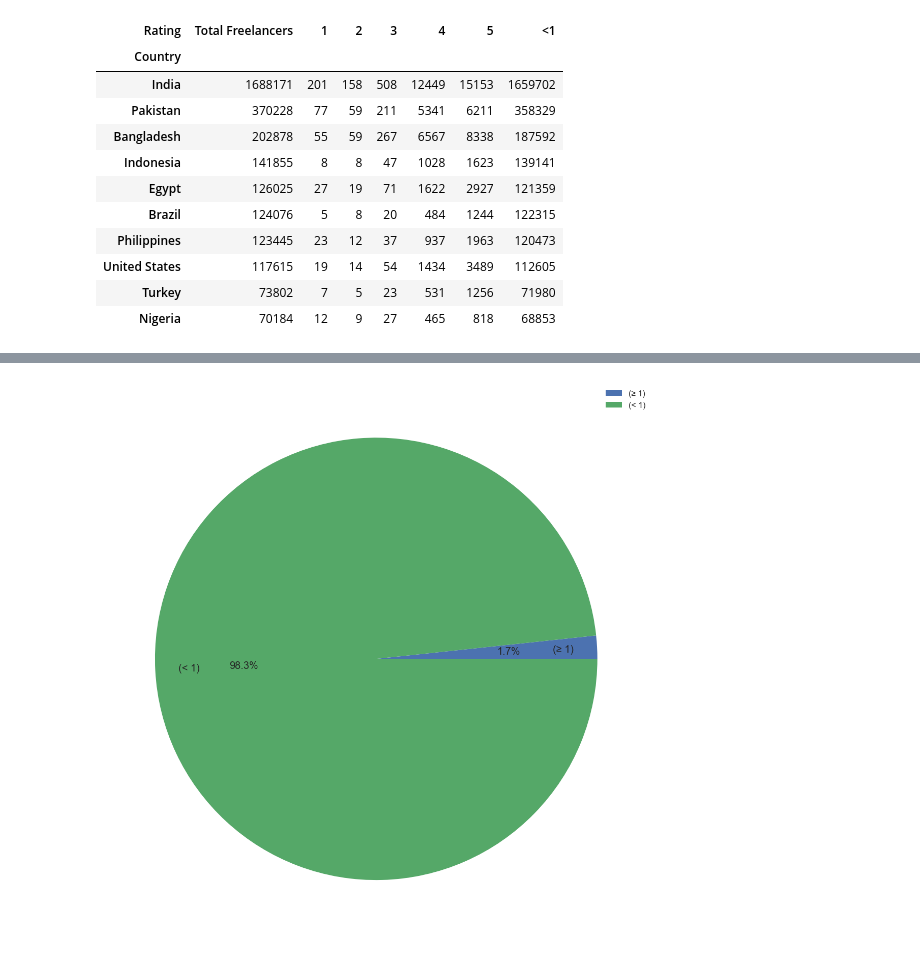
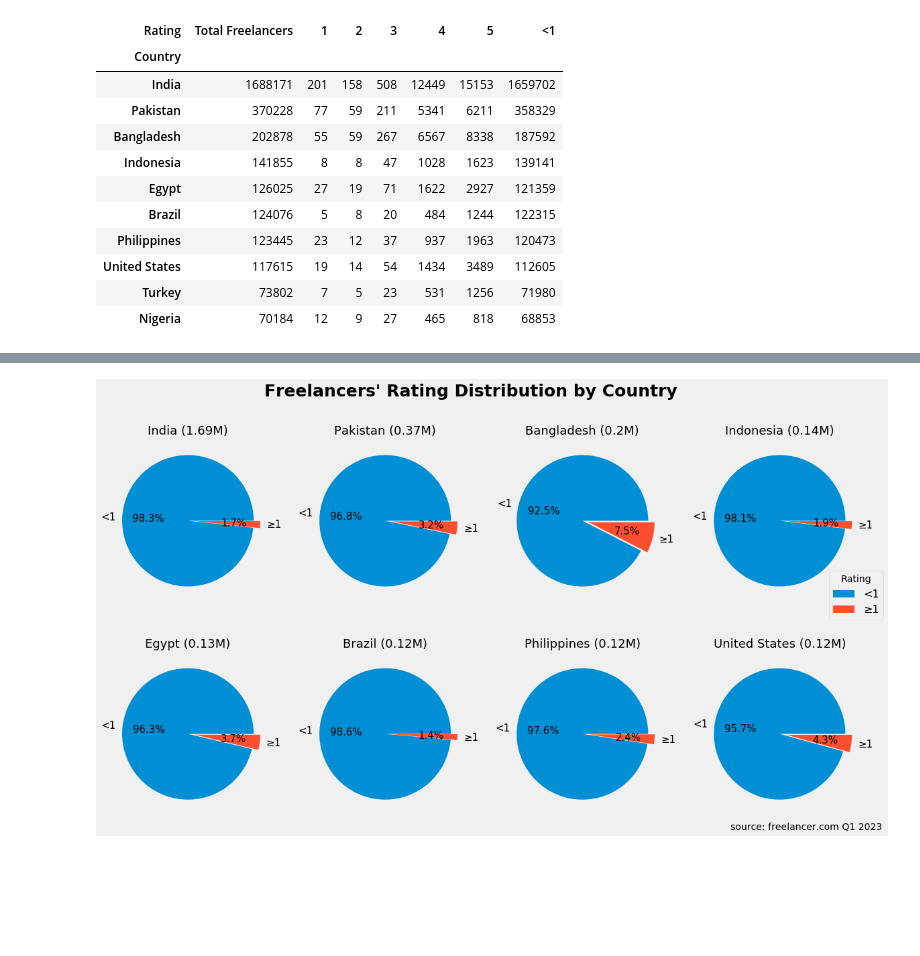
Before and after one commit to Pratham-Chauhan/scrape-freelancers-info, a Jupyter notebook: Freelancer Population by Country (complete).ipynb, the cells around one changed output, grey strips where cells are left out. Cells and saved outputs as stored; diff of their text form; code cells hidden in the pictures; blank space fills up the shorter version.

```diff
--- a/Freelancer Population by Country (complete).ipynb
+++ b/Freelancer Population by Country (complete).ipynb
@@ -249,9 +318,26 @@ less_than_1 = df3.loc['India']['<1']
-# %%
-#.plot.pie(figsize=(20,20), fontsize=11,autopct='%1.1f%%')
-plt.figure(figsize= (20,20))
-plt.pie(x=[more_than_1,less_than_1], labels=['(≥ 1)','(< 1)'], autopct='%1.1f%%', pctdistance=0.6,labeldistance=0.8,
-       textprops={'fontsize': 20})
-plt.legend(fontsize=16)
-plt.show()
-# %% [output]
-[figure, removed]
+# %%
+
+data= df3[['<1', '≥1']].reset_index().to_numpy()
+# print(data)
+plt.style.use('fivethirtyeight')
+fg = plt.figure(figsize=(18,10))
+for i in range(8):
+    plt.subplot(2,4,i+1)
+    plt.pie(data[i][1:], explode=[0,0.1], labels=['<1', '≥1'], autopct='%1.1f%%', pctdistance=0.6,
+       textprops={'fontsize': 15}, shadow=False)
+    plt.title("%s (%sM)"%(data[i][0], round(df3.loc[data[i][0]][0]/(10**6),2)) , fontsize=18)
+
+plt.subplot(2,4,4)
+plt.legend(title='Rating',fontsize=16, loc=(.8,-.1))
+# 'Freelancers by their Rating of <1 and ≥ 1'
+# "Distribution of Freelancers by Country and Rating"
+main_title = "Freelancers' Rating Distribution by Country"
+plt.suptitle(main_title, fontsize=25, fontweight='bold')
+
+plt.subplot(2,4,8)
+plt.text(-.75,-1.45, 'source: freelancer.com Q1 2023')
+# plt.show()
+
+fg.savefig("Freelancer by Rating", dpi=200)
+# %% [output]
+[figure, added]
```
Also changed, not shown: parts of 7 cells of this notebook, 5 other files.
